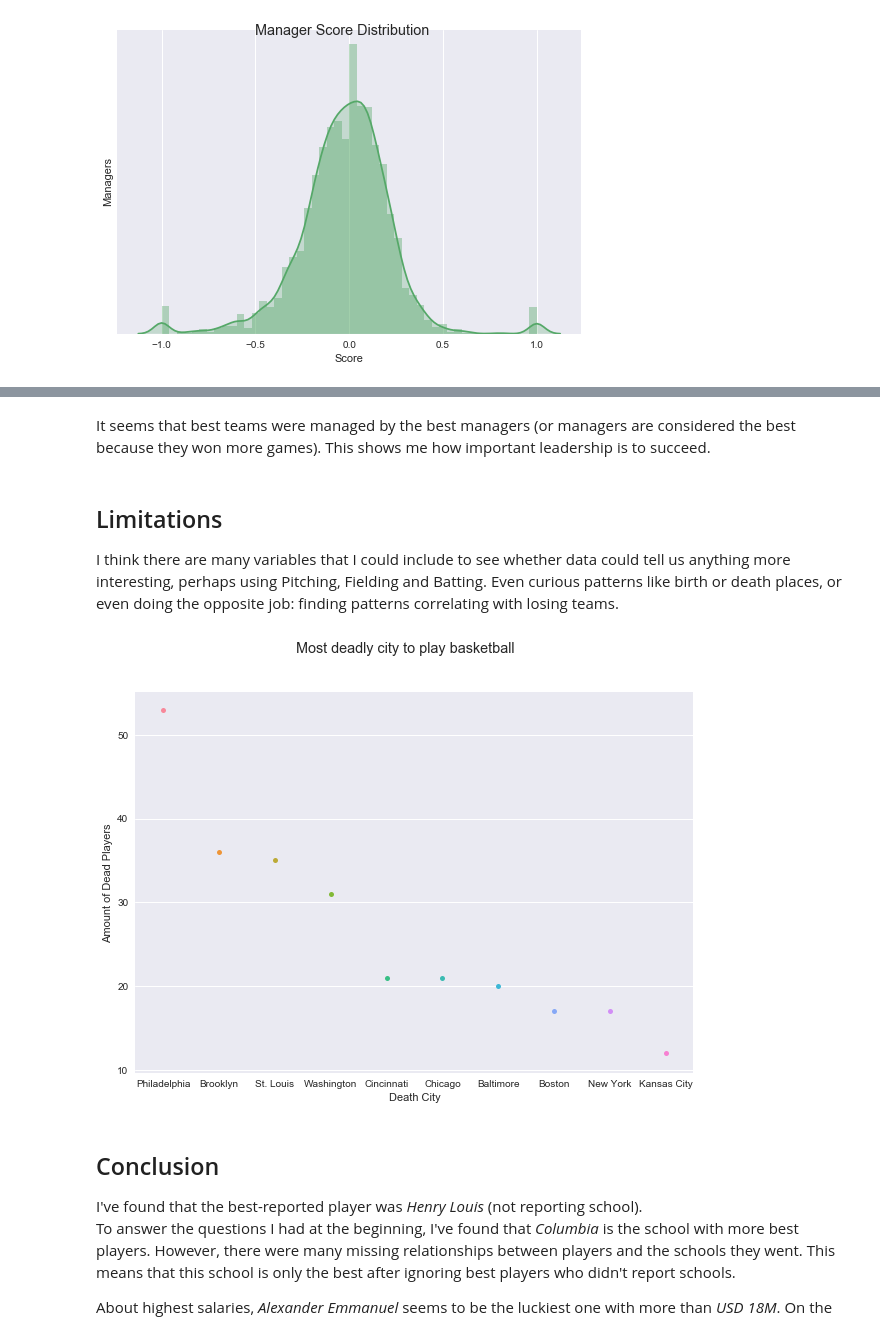
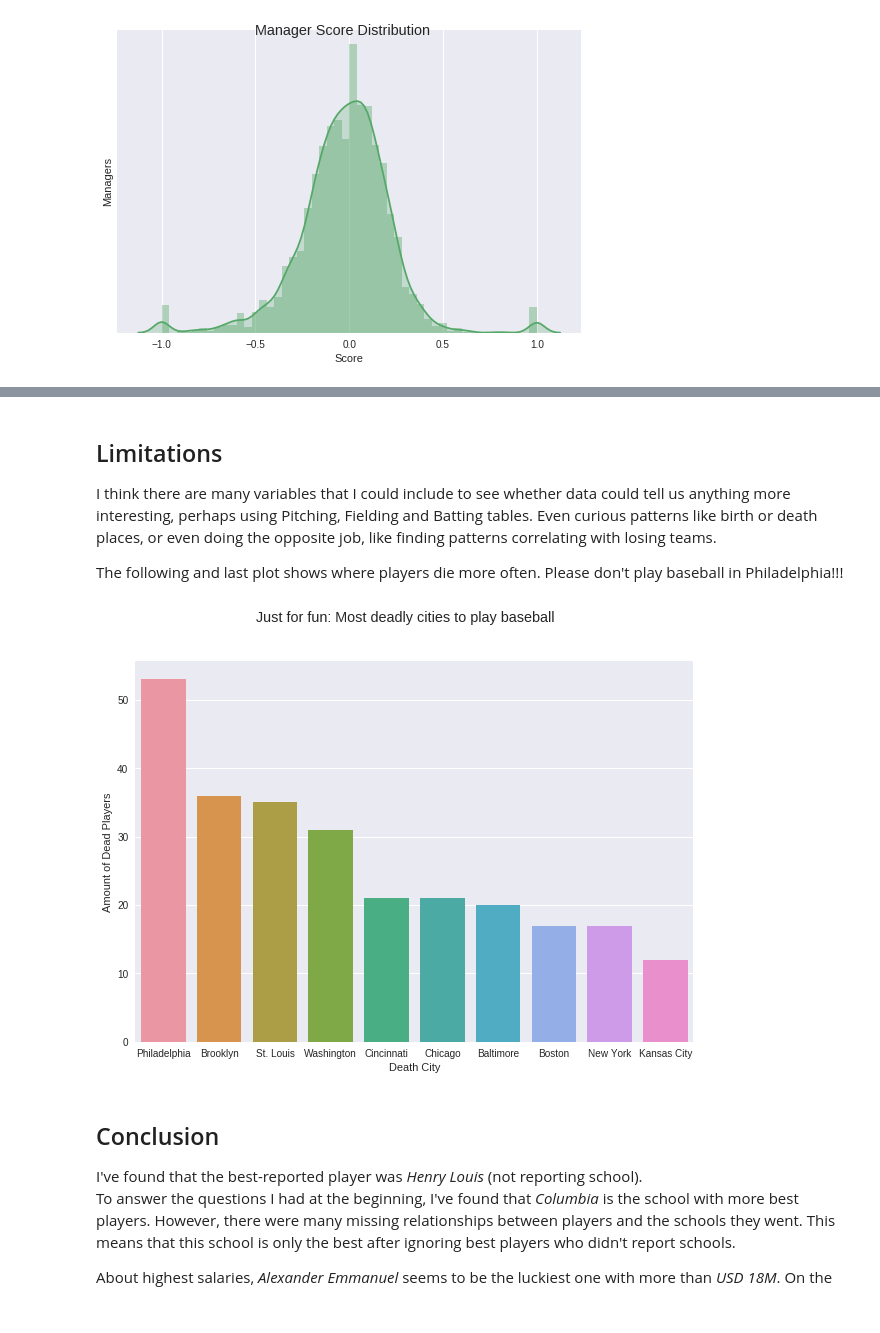
Before and after one commit to davidvartanian/dand-data-analysis-process, a Jupyter notebook: Investigate Data.ipynb, the cells around one changed output, grey strips where cells are left out. Cells and saved outputs as stored; diff of their text form; code cells hidden in the pictures.

Commit message:
docs: Improvement according code review comments
- Added comments to functions using Google Style Guide
- Added thoughts and comments to plots
- Improved last plot

```diff
--- a/Investigate Data.ipynb
+++ b/Investigate Data.ipynb
@@ -255,2 +310,14 @@ dtype: float64
+# %%
+def calc_score(x):
+    """Score calculation
+
+    Calculates score based on Wins vs. Losses over amount of games
+
+    Args:
+        x(DataFrame): One column DataFrame
+    Returns:
+        float: Formula result
+    """
+    return (x['W'] - x['L']) / (x['W'] + x['L'])
 # %% [markdown]
 *Statistical information and first entries of Team Results*
@@ -429,20 +551,21 @@ plot_correlation(x=manager_rank_score_corr['rank'], y=manager_rank_score_corr['s
-# %% [markdown]
-It seems that best teams were managed by the best managers (or managers are considered the best because they won more games). This shows me how important leadership is to succeed.
 # %% [markdown]
 ## Limitations
 
-I think there are many variables that I could include to see whether data could tell us anything more interesting, perhaps using Pitching, Fielding and Batting. Even curious patterns like birth or death places, or even doing the opposite job: finding patterns correlating with losing teams.
+I think there are many variables that I could include to see whether data could tell us anything more interesting, perhaps using Pitching, Fielding and Batting tables. Even curious patterns like birth or death places, or even doing the opposite job, like finding patterns correlating with losing teams.
+
+The following and last plot shows where players die more often. Please don't play baseball in Philadelphia!!!
 # %%
 player_death_city = dataframes['Master'][['playerID', 'deathCity']].dropna().merge(players_results, on='playerID', how='left')
 worst_players = player_death_city.sort_values('score')[['playerID', 'deathCity', 'score']].dropna()
 top10_worst = worst_players[worst_players['score'] < worst_players.quantile(q=0.1)['score']].sort_values('score').groupby('deathCity', as_index=False)['playerID'].count().sort_values('playerID', ascending=False).iloc[0:10]
 #display(top10_worst.iloc[0:10])
 f, ax = plt.subplots(figsize=(10, 7))
-sns.stripplot(x="deathCity", y="playerID", data=top10_worst)
+sns.barplot(x="deathCity", y="playerID", data=top10_worst)
+#sns.stripplot(x="deathCity", y="playerID", data=top10_worst)
 ax.set(xlabel='Death City', ylabel='Amount of Dead Players')
-f.suptitle('Most deadly city to play basketball');
+f.suptitle('Just for fun: Most deadly cities to play baseball');
 # %% [output]
-[figure, old version]
+[figure, new version]
 # %% [markdown]
 ## Conclusion
 
```
Also changed, not shown: parts of 33 cells of this notebook, 3 other files.
